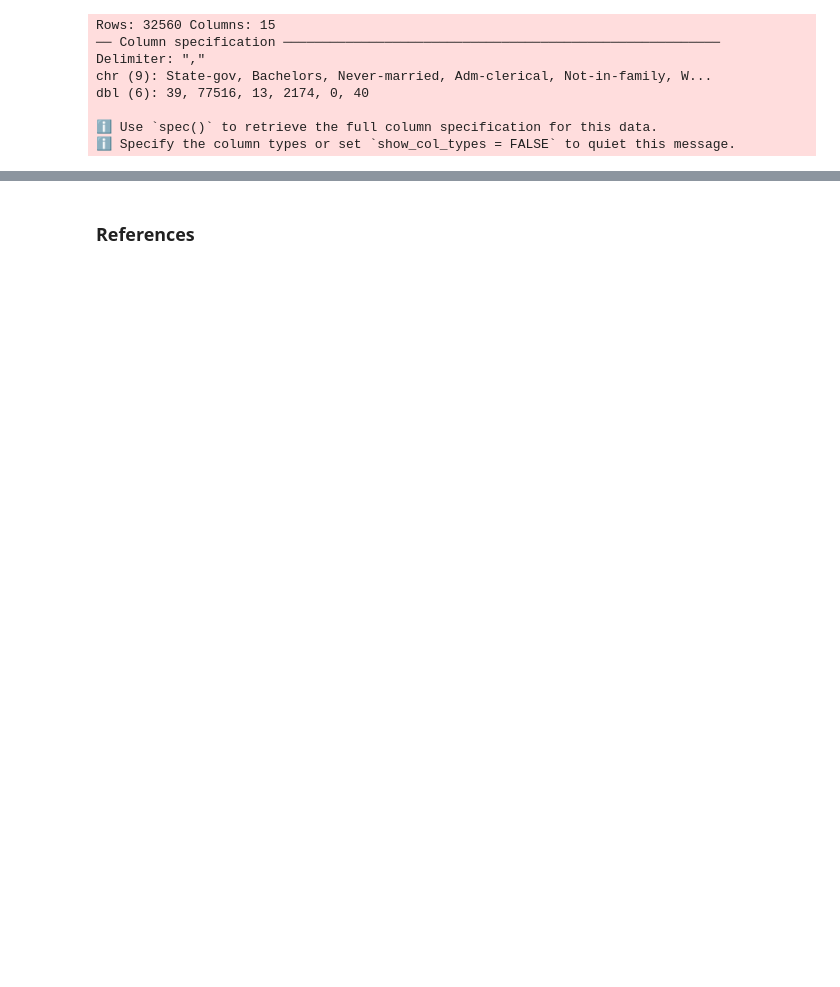
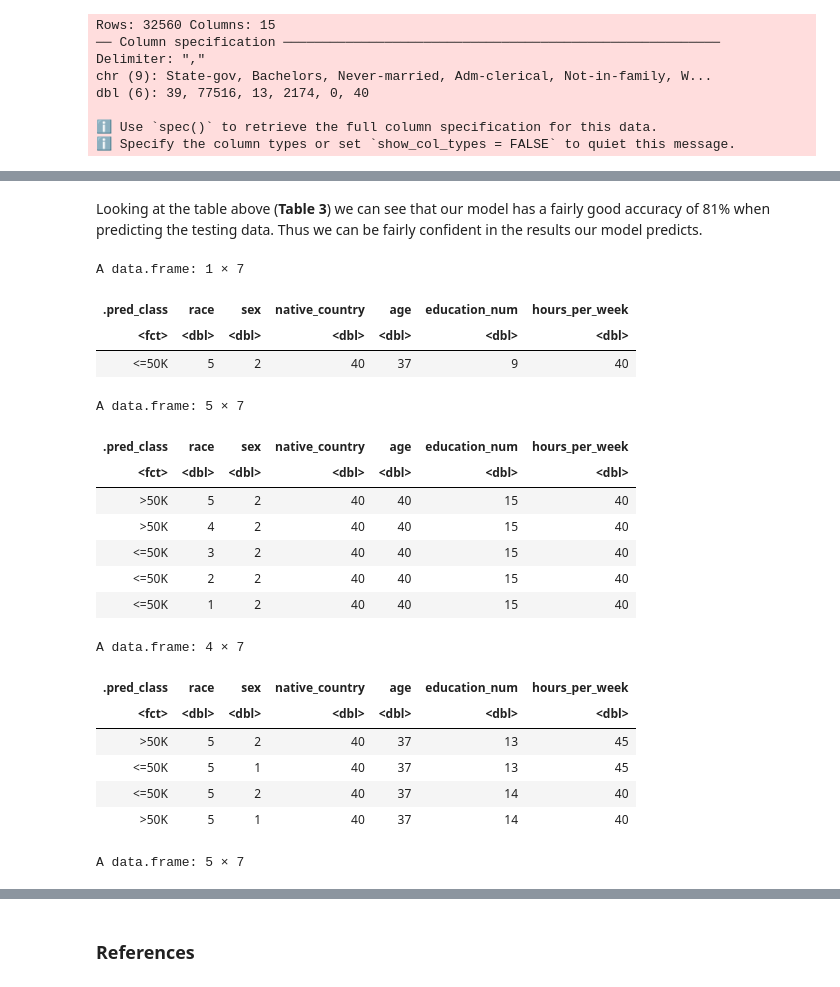
Before and after one commit to Jasonzh1/DSCI-100-Project, a Jupyter notebook: DSCI100_Final_Report.ipynb, the cells around one changed output, grey strips where cells are left out. Saved outputs shown, nothing was run; the diff lists cells and outputs as text; code cells hidden in the pictures; blank space fills up the shorter version.

```diff
--- a/DSCI100_Final_Report.ipynb
+++ b/DSCI100_Final_Report.ipynb
@@ -151,0 +188,10 @@ knn_spec <- nearest_neighbor(weight_func = "rectangular", neighbors = 3) |>
+# %%
+# Creating tuned model and fit with 10 neighbors
+tuned_income_spec <- nearest_neighbor(weight_func = "rectangular", neighbors = 10) |>
+    set_engine("kknn") |>
+    set_mode("classification")
+
+tuned_income_workflow <- workflow() |>
+    add_model(tuned_income_spec) |>
+    add_recipe(income_recipe) |>
+    fit(data = adult_train)
@@ -151,0 +212,68 @@ knn_spec <- nearest_neighbor(weight_func = "rectangular", neighbors = 3) |>
+# %% [markdown]
+Looking at the table above (**Table 3**) we can see that our model has a fairly good accuracy of 81% when predicting the testing data. Thus we can be fairly confident in the results our model predicts.
+# %%
+# Performing analysis into the data
+average <- tibble(race = 5,
+                   sex = 2,
+                   native_country = 40,
+                   age = 37,
+                   education_num = 9,
+                   hours_per_week = 40)
+average_prediction <- tuned_income_workflow |>
+    predict(average) |>
+    cbind(average)
+average_prediction
+
+race_analysis <- tibble(race = c(5, 4, 3, 2, 1),
+                   sex = c(2, 2, 2, 2, 2),
+                   native_country = c(40, 40, 40, 40, 40),
+                   age = c(40, 40, 40, 40, 40),
+                   education_num = c(15, 15, 15, 15, 15),
+                   hours_per_week = c(40, 40, 40, 40, 40))
+race_prediction <- tuned_income_workflow |>
+    predict(race_analysis) |>
+    cbind(race_analysis)
+race_prediction
+
+sex_analysis <- tibble(race = c(5, 5, 5, 5),
+                   sex = c(2, 1, 2, 1),
+                   native_country = c(40, 40, 40, 40),
+                   age = c(37, 37, 37, 37),
+                   education_num = c(13, 13, 14, 14),
+                   hours_per_week = c(45, 45, 40, 40))
+sex_prediction <- tuned_income_workflow |>
+    predict(sex_analysis) |>
+    cbind(sex_analysis)
+sex_prediction
+
+education_analysis <- tibble(race = c(5, 5, 5, 5, 5),
+                   sex = c(2, 2, 2, 2, 2),
+                   native_country = c(40, 40, 40, 40, 40),
+                   age = c(35, 35, 35, 35, 35),
+                   education_num = c(11, 12, 13, 14, 15),
+                   hours_per_week = c(40, 40, 40, 40, 40))
+education_prediction <- tuned_income_workflow |>
+    predict(education_analysis) |>
+    cbind(education_analysis)
+education_prediction
+# %% [output]
+A data.frame: 1 × 7
+| .pred_class | race | sex | native_country | age | education_num | hours_per_week |
+| <fct> | <dbl> | <dbl> | <dbl> | <dbl> | <dbl> | <dbl> |
+| <=50K | 5 | 2 | 40 | 37 | 9 | 40 |
+A data.frame: 5 × 7
+| .pred_class | race | sex | native_country | age | education_num | hours_per_week |
+| <fct> | <dbl> | <dbl> | <dbl> | <dbl> | <dbl> | <dbl> |
+| >50K | 5 | 2 | 40 | 40 | 15 | 40 |
+| >50K | 4 | 2 | 40 | 40 | 15 | 40 |
+| <=50K | 3 | 2 | 40 | 40 | 15 | 40 |
+| <=50K | 2 | 2 | 40 | 40 | 15 | 40 |
+| <=50K | 1 | 2 | 40 | 40 | 15 | 40 |
+A data.frame: 4 × 7
+| .pred_class | race | sex | native_country | age | education_num | hours_per_week |
+| <fct> | <dbl> | <dbl> | <dbl> | <dbl> | <dbl> | <dbl> |
+| >50K | 5 | 2 | 40 | 37 | 13 | 45 |
+| <=50K | 5 | 1 | 40 | 37 | 13 | 45 |
+| <=50K | 5 | 2 | 40 | 37 | 14 | 40 |
+| >50K | 5 | 1 | 40 | 37 | 14 | 40 |
+A data.frame: 5 × 7
```
Also changed, not shown: parts of 18 cells of this notebook.
